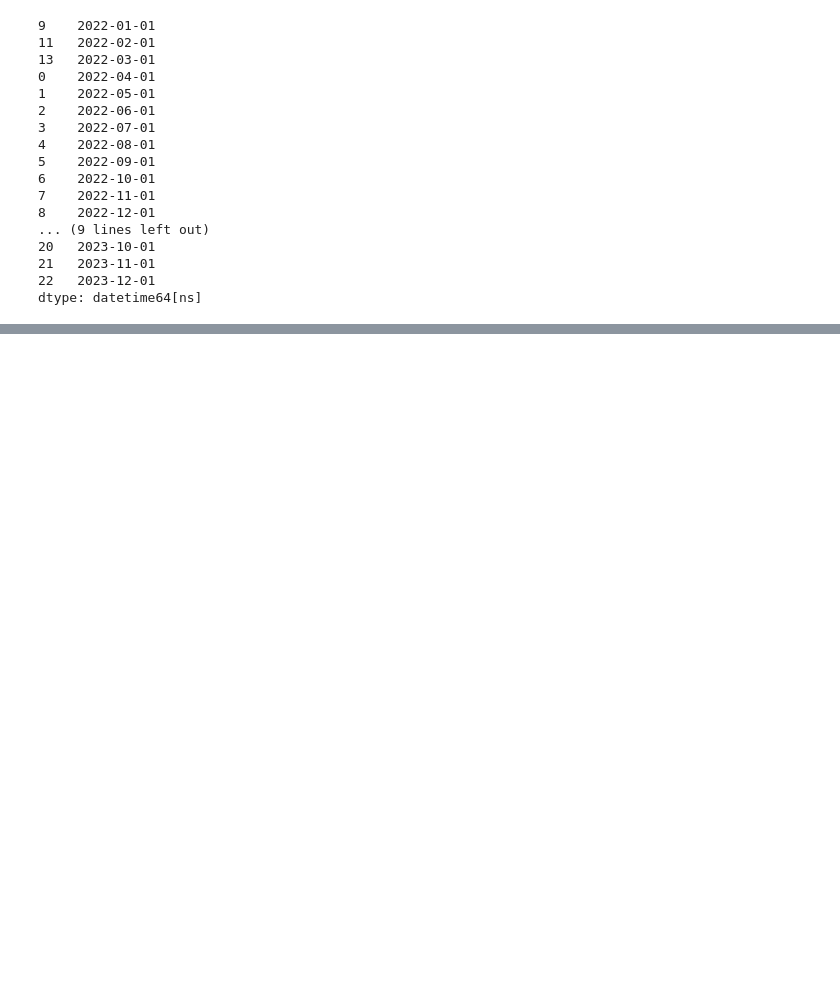
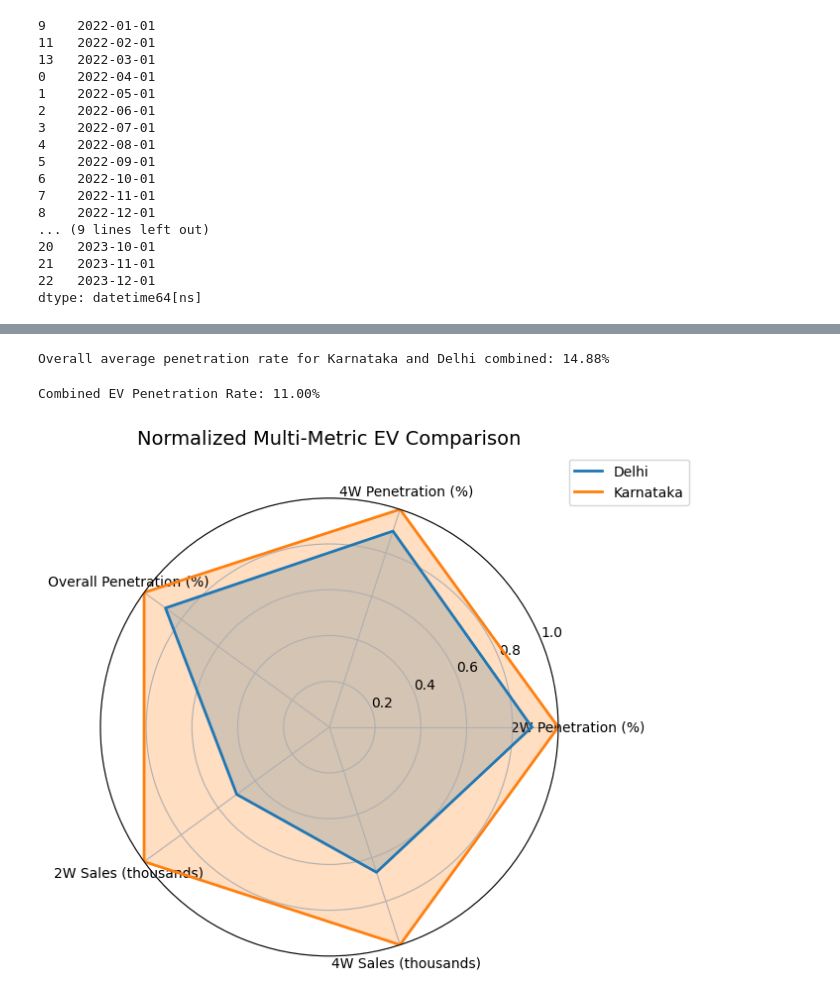
Before and after one commit to sadiqhasanrupani/ev-analysis, a Jupyter notebook: notebooks/research/3_research_question_analysis.ipynb, the cells around one changed output, grey strips where cells are left out. Drawn from its saved outputs; the diff is of its cells as text; code cells hidden in the pictures; blank space fills up the shorter version.

```diff
--- a/notebooks/research/3_research_question_analysis.ipynb
+++ b/notebooks/research/3_research_question_analysis.ipynb
@@ -1970,0 +3004,71 @@ ev_maker_fiscal =
+# %%
+# Calculate weighted average penetration rate
+total_ev_sales = result['total_ev_sales'].sum()
+total_vehicles = result['total_ev_sales'].sum() / (result['avg_ev_penetration'] / 100).sum()
+overall_avg_penetration = (total_ev_sales / total_vehicles) * 100
+
+print(f"Overall average penetration rate for Karnataka and Delhi combined: {overall_avg_penetration:.2f}%")
+# %% [output]
+Overall average penetration rate for Karnataka and Delhi combined: 14.88%
+# %%
+# Get total EV sales and total vehicle sales for both states combined
+combined_ev_sales = delhi_karnataka_data['electric_vehicles_sold'].sum()
+combined_total_sales = delhi_karnataka_data['total_vehicles_sold'].sum()
+
+# Calculate the combined penetration rate
+combined_penetration = (combined_ev_sales / combined_total_sales) * 100
+
+print(f"Combined EV Penetration Rate: {combined_penetration:.2f}%")
+# %% [output]
+Combined EV Penetration Rate: 11.00%
+# %%
+import pandas as pd
+import numpy as np
+import matplotlib.pyplot as plt
+
+# Sample data (replace with your actual numbers)
+data = {
+    "Metric": ["2W Penetration (%)", "4W Penetration (%)", "Overall Penetration (%)",
+               "2W Sales (thousands)", "4W Sales (thousands)"],
+    "Delhi": [6.98, 4.5, 6.98, 80, 20],
+    "Karnataka": [7.89, 5.0, 7.89, 160, 30]
+}
+
+df = pd.DataFrame(data)
+
+# Normalize each metric to 0–1 scale
+df_norm = df.copy()
+df_norm["Delhi"] = df["Delhi"] / df[["Delhi", "Karnataka"]].max(axis=1)
+df_norm["Karnataka"] = df["Karnataka"] / df[["Delhi", "Karnataka"]].max(axis=1)
+
+# Prepare for radar chart
+categories = list(df_norm["Metric"])
+N = len(categories)
+
+# Repeat first value to close the radar chart
+values_delhi = df_norm["Delhi"].tolist() + [df_norm["Delhi"].tolist()[0]]
+values_karnataka = df_norm["Karnataka"].tolist() + [df_norm["Karnataka"].tolist()[0]]
+
+angles = np.linspace(0, 2 * np.pi, N, endpoint=False).tolist()
+angles += angles[:1]
+
+# Plot
+fig, ax = plt.subplots(figsize=(6, 6), subplot_kw=dict(polar=True))
+
+ax.plot(angles, values_delhi, linewidth=2, linestyle='solid', label="Delhi")
+ax.fill(angles, values_delhi, alpha=0.25)
+
+ax.plot(angles, values_karnataka, linewidth=2, linestyle='solid', label="Karnataka")
+ax.fill(angles, values_karnataka, alpha=0.25)
+
+ax.set_xticks(angles[:-1])
+ax.set_xticklabels(categories, fontsize=10)
+
+# Set radial scale 0–1 since normalized
+ax.set_ylim(0, 1)
+
+plt.title("Normalized Multi-Metric EV Comparison", size=14, y=1.1)
+plt.legend(loc="upper right", bbox_to_anchor=(1.3, 1.1))
+plt.show()
+# %% [output]
+[figure, added]
```
Also changed, not shown: parts of 25 cells of this notebook, 15 other files.
